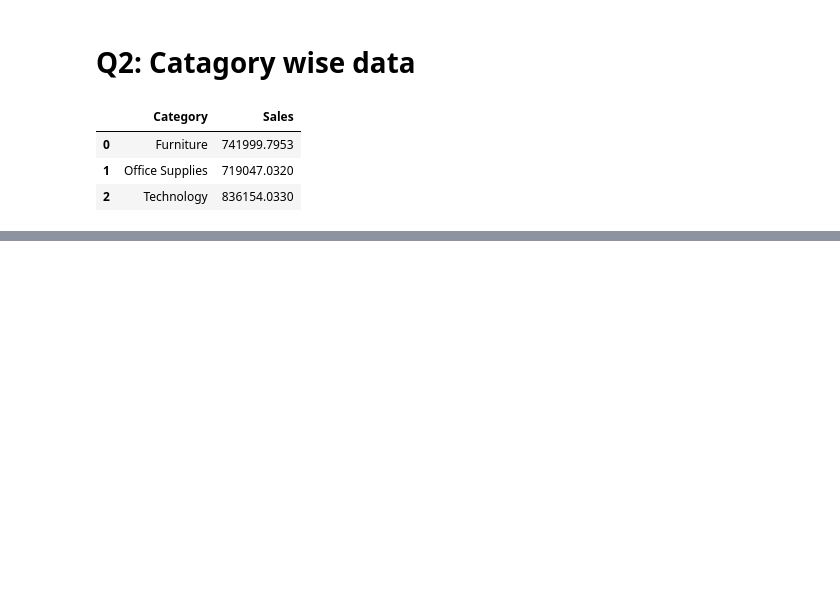
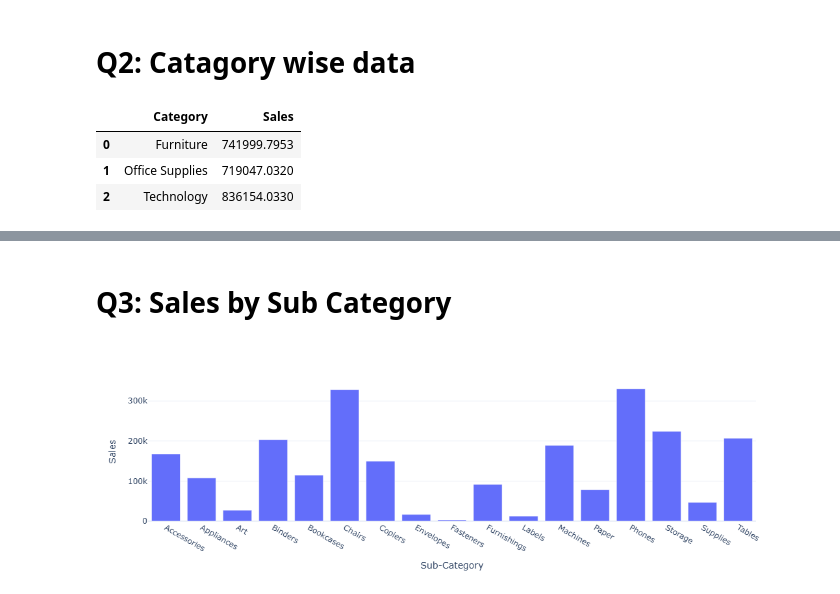
Before and after one commit to vishalbundela/E-commerce_Data_Analysis_with_Python, a Jupyter notebook: Ecommerce_project.ipynb, the cells around one changed output, grey strips where cells are left out. Drawn from its saved outputs; the diff is of its cells as text; code cells hidden in the pictures; blank space fills up the shorter version.

```diff
--- a/Ecommerce_project.ipynb
+++ b/Ecommerce_project.ipynb
@@ -142,0 +141,12 @@ fig.show()
+# %% [markdown]
+# Q3: Sales by Sub Category
+# %%
+sales_by_subcategory = data.groupby("Sub-Category")['Sales'].sum().reset_index()
+sales_by_subcategory
+
+fig = px.bar(sales_by_subcategory,
+             x = "Sub-Category",
+             y = "Sales")
+fig.show()
+# %% [output]
+[figure, added]
```
Also changed, not shown: parts of 11 cells of this notebook.
